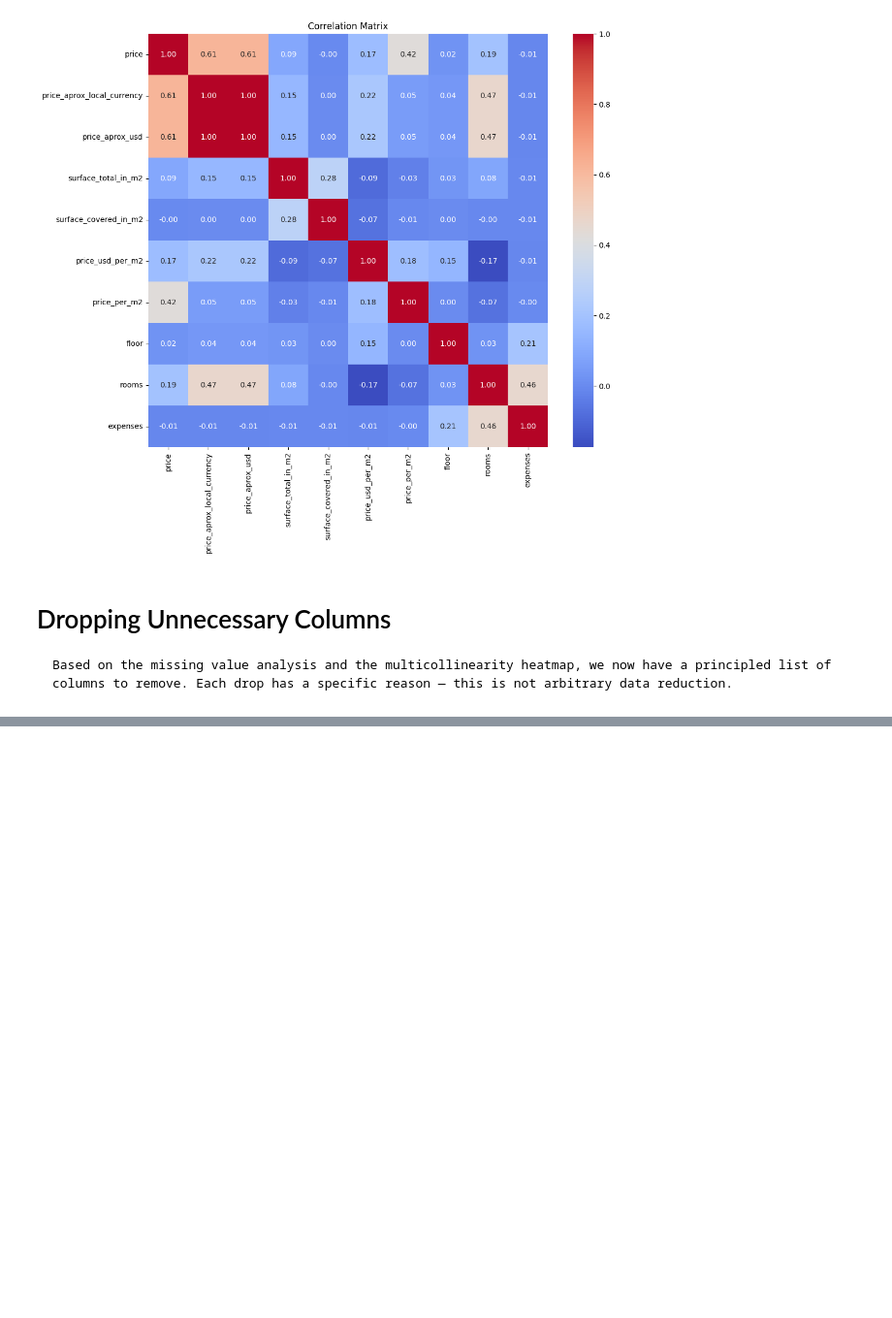
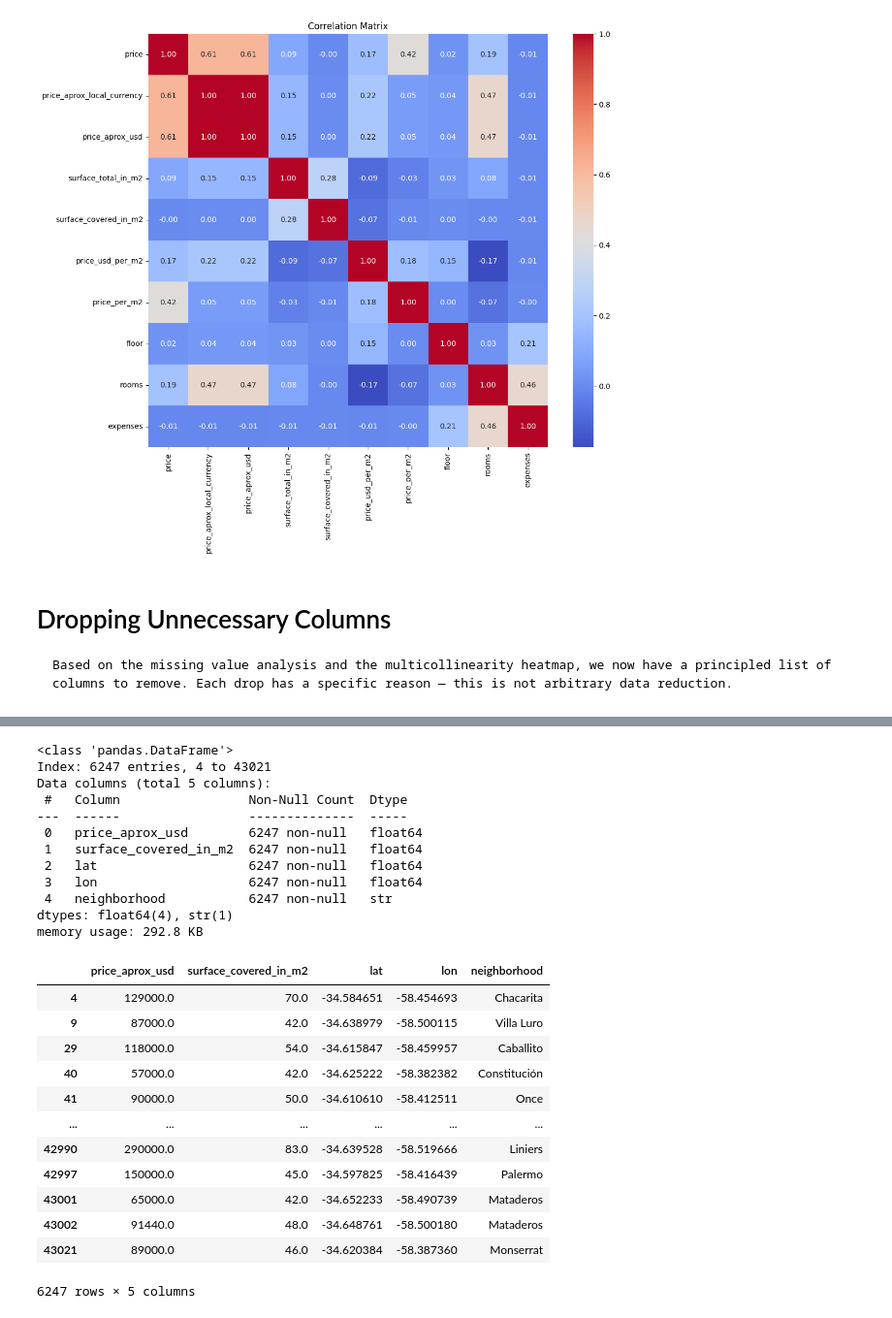
Before and after one commit to nayeem29dse/Predicting-Housing-Prices-in-Buenos-Aires-with-Linear-Regression, a Jupyter notebook: prediction_model.ipynb, the cells around one changed output, grey strips where cells are left out. Shown at 97% size. Saved outputs shown, nothing was run; the diff lists cells and outputs as text; code cells hidden in the pictures; blank space fills up the shorter version.

Commit message:
The Master Cleaning Function

```diff
--- a/prediction_model.ipynb
+++ b/prediction_model.ipynb
@@ -212,0 +222,48 @@ drop_cols = [
+# %%
+def clean_files(file_paths):
+    drop_cols = [
+        "lat-lon", "place_with_parent_names",
+        "floor", "expenses", "rooms", "price",
+        "price_aprox_local_currency", "price_usd_per_m2",
+        "price_per_m2", "operation", "property_type", "currency",
+        "properati_url", "surface_total_in_m2"
+    ]
+
+    return (
+        merged_files(file_paths)
+        .pipe(filtered_df)
+        .pipe(outliers)
+        .pipe(modify_cols)
+        .drop(columns=drop_cols)
+        .dropna()
+    )
+
+clean_df = clean_files("buenos-aires-real-estate-*.csv")
+clean_df.info()
+clean_df
+# %% [output]
+<class 'pandas.DataFrame'>
+Index: 6247 entries, 4 to 43021
+Data columns (total 5 columns):
+ #   Column                 Non-Null Count  Dtype
+---  ------                 --------------  -----
+ 0   price_aprox_usd        6247 non-null   float64
+ 1   surface_covered_in_m2  6247 non-null   float64
+ 2   lat                    6247 non-null   float64
+ 3   lon                    6247 non-null   float64
+ 4   neighborhood           6247 non-null   str
+dtypes: float64(4), str(1)
+memory usage: 292.8 KB
+|  | price_aprox_usd | surface_covered_in_m2 | lat | lon | neighborhood |
+| 4 | 129000.0 | 70.0 | -34.584651 | -58.454693 | Chacarita |
+| 9 | 87000.0 | 42.0 | -34.638979 | -58.500115 | Villa Luro |
+| 29 | 118000.0 | 54.0 | -34.615847 | -58.459957 | Caballito |
+| 40 | 57000.0 | 42.0 | -34.625222 | -58.382382 | Constitución |
+| 41 | 90000.0 | 50.0 | -34.610610 | -58.412511 | Once |
+| ... | ... | ... | ... | ... | ... |
+| 42990 | 290000.0 | 83.0 | -34.639528 | -58.519666 | Liniers |
+| 42997 | 150000.0 | 45.0 | -34.597825 | -58.416439 | Palermo |
+| 43001 | 65000.0 | 42.0 | -34.652233 | -58.490739 | Mataderos |
+| 43002 | 91440.0 | 48.0 | -34.648761 | -58.500180 | Mataderos |
+| 43021 | 89000.0 | 46.0 | -34.620384 | -58.387360 | Monserrat |
+6247 rows × 5 columns
```
Also changed, not shown: parts of 1 cell of this notebook.
